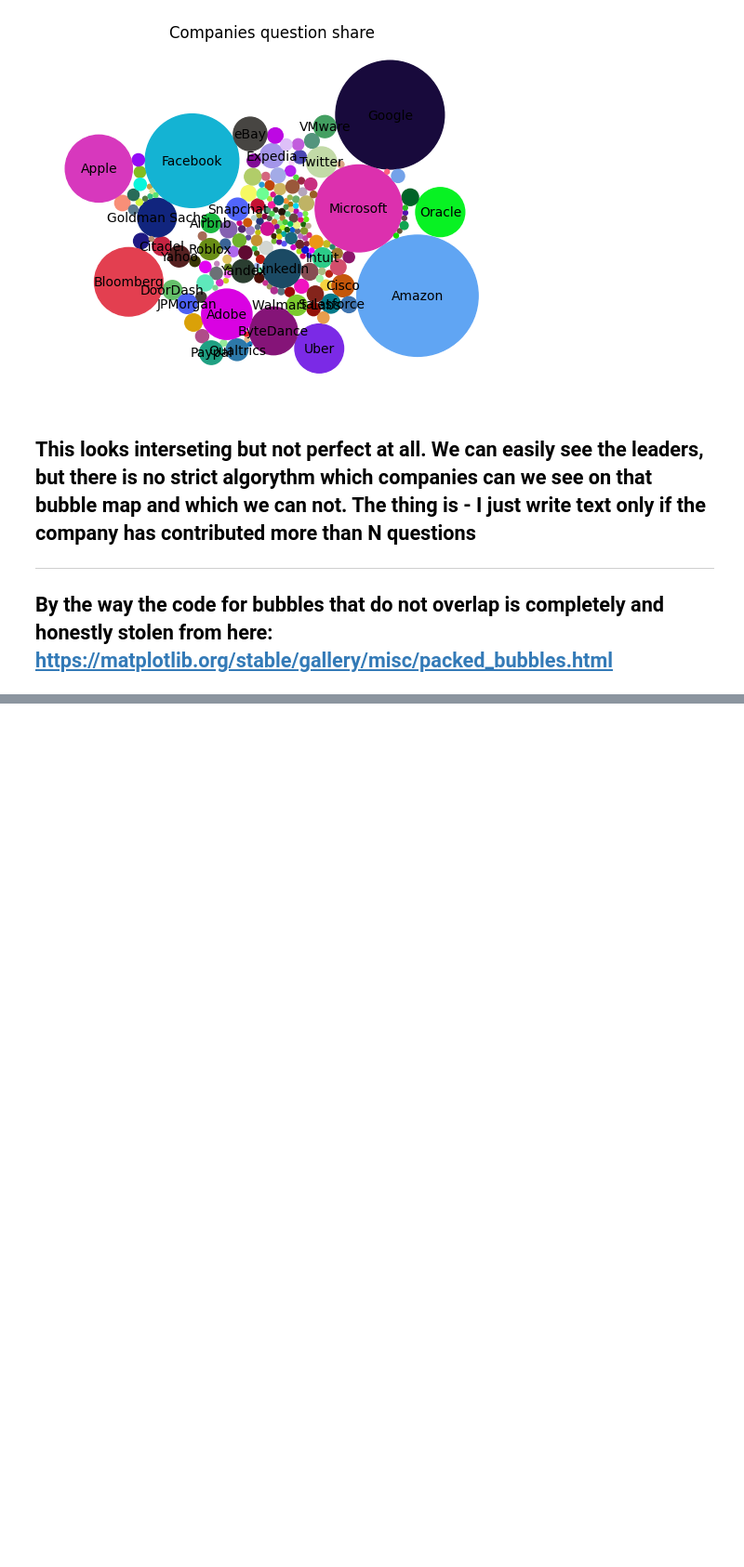
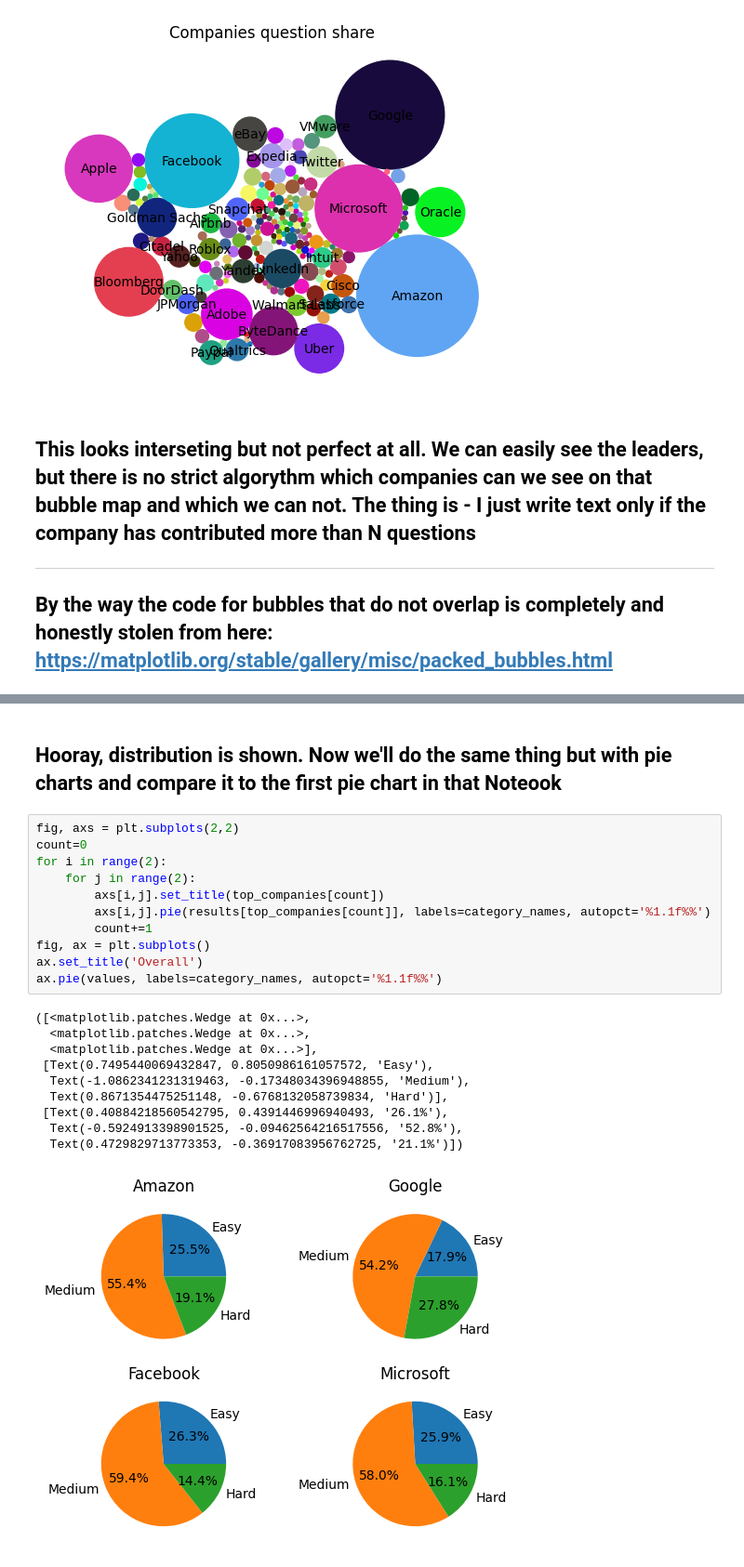
Before and after one commit to JesusChristOurGod/LeetCodeDashboards, a Jupyter notebook: leet.ipynb, the cells around one changed output, grey strips where cells are left out. Shown: that part at 93% size. Cells and saved outputs as stored; diff of their text form; blank space fills up the shorter version.

```diff
--- a/leet.ipynb
+++ b/leet.ipynb
@@ -364,0 +343,24 @@ plt.show()
+# %% [markdown]
+## Hooray, distribution is shown. Now we'll do the same thing but with pie charts and compare it to the first pie chart in that Noteook
+# %%
+fig, axs = plt.subplots(2,2)
+count=0
+for i in range(2):
+    for j in range(2):
+        axs[i,j].set_title(top_companies[count])
+        axs[i,j].pie(results[top_companies[count]], labels=category_names, autopct='%1.1f%%')
+        count+=1
+fig, ax = plt.subplots()
+ax.set_title('Overall')
+ax.pie(values, labels=category_names, autopct='%1.1f%%')
+# %% [output]
+([<matplotlib.patches.Wedge at 0x...>,
+  <matplotlib.patches.Wedge at 0x...>,
+  <matplotlib.patches.Wedge at 0x...>],
+ [Text(0.7495440069432847, 0.8050986161057572, 'Easy'),
+  Text(-1.0862341231319463, -0.17348034396948855, 'Medium'),
+  Text(0.8671354475251148, -0.6768132058739834, 'Hard')],
+ [Text(0.40884218560542795, 0.4391446996940493, '26.1%'),
+  Text(-0.5924913398901525, -0.09462564216517556, '52.8%'),
+  Text(0.4729829713773353, -0.36917083956762725, '21.1%')])
+[figure, added]
```
Also changed, not shown: parts of 10 cells of this notebook.
